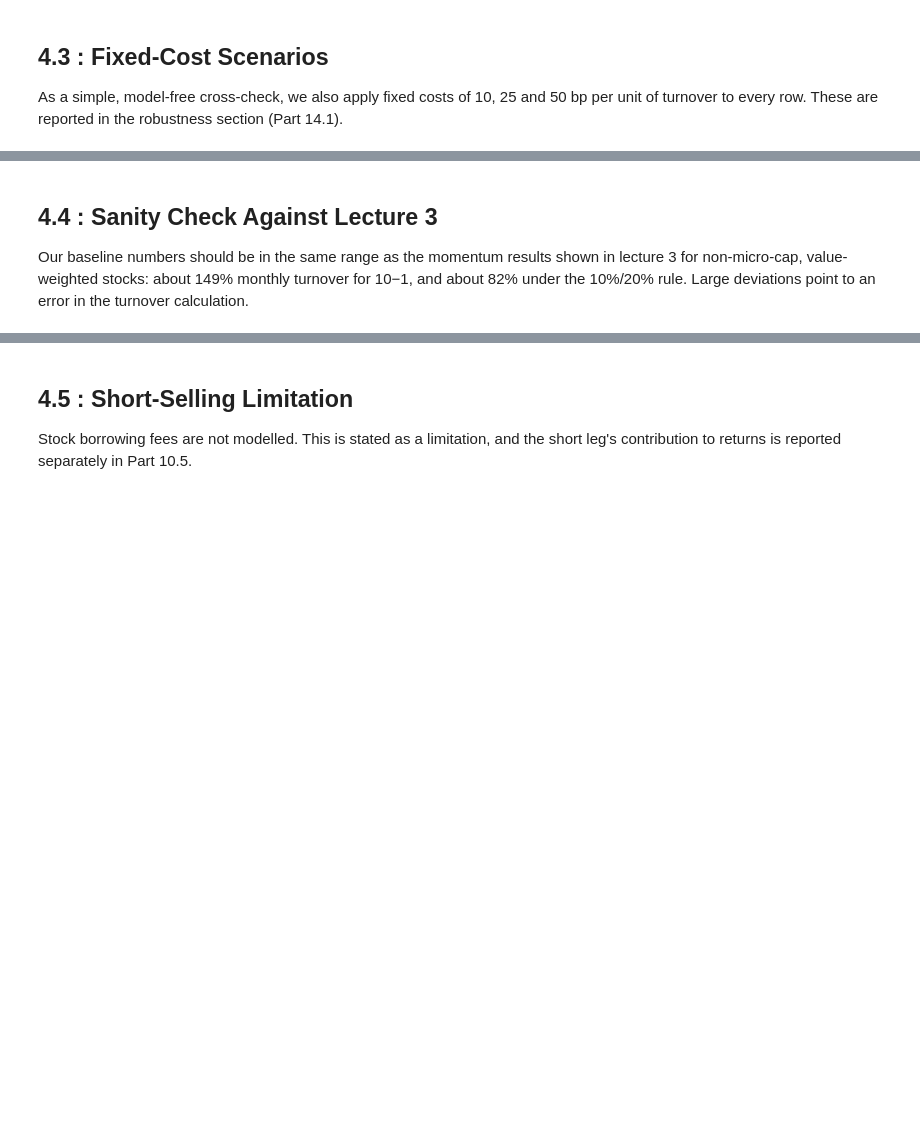
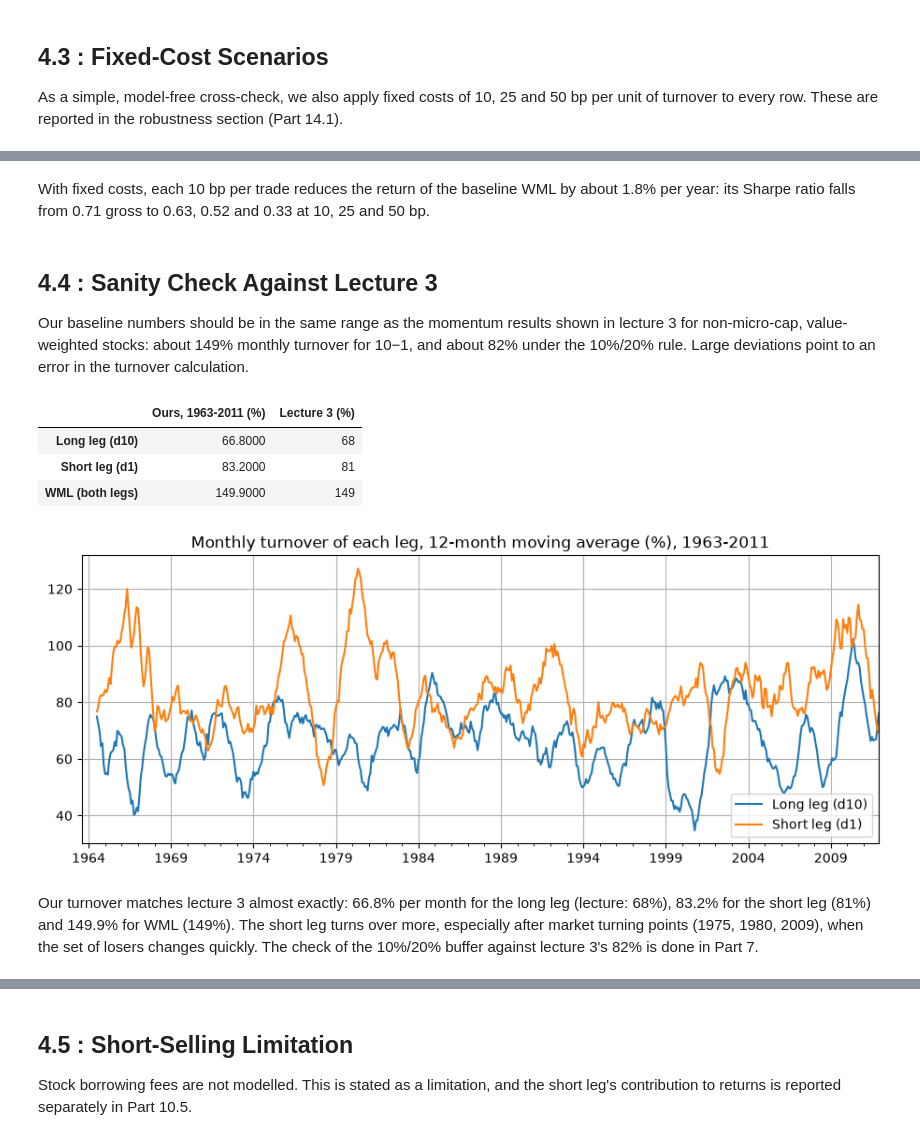
Before and after one commit to olol2/AppliedInvestments, a Jupyter notebook: Momentum_Robust_Notebook.ipynb, the cells around one changed output, grey strips where cells are left out. Drawn from its saved outputs; the diff is of its cells as text; code cells hidden in the pictures; blank space fills up the shorter version.

Commit message:
Part 4 OK

```diff
--- a/Momentum_Robust_Notebook.ipynb
+++ b/Momentum_Robust_Notebook.ipynb
@@ -1181,4 +1347,29 @@ As a simple, model-free cross-check, we also apply fixed costs of 10, 25 and 50
+# %% [markdown]
+With fixed costs, each 10 bp per trade reduces the return of the baseline WML by about 1.8% per year: its Sharpe ratio falls from 0.71 gross to 0.63, 0.52 and 0.33 at 10, 25 and 50 bp.
 # %% [markdown]
 ## 4.4 : Sanity Check Against Lecture 3
 
 Our baseline numbers should be in the same range as the momentum results shown in lecture 3 for non-micro-cap, value-weighted stocks: about 149% monthly turnover for 10−1, and about 82% under the 10%/20% rule. Large deviations point to an error in the turnover calculation.
+# %%
+# Sanity check against lecture 3 (momentum, non-micro-cap stocks, value-weighted, monthly turnover):
+# decile 1 = 81%, decile 10 = 68%, 10-1 = 149%. Our universe also excludes micro-caps, so ours should be close.
+check_l3 = pd.DataFrame({
+    "Ours, 1963-2011 (%)": 100 * turn_wml.loc[:IS_END].mean().values,
+    "Lecture 3 (%)": [68, 81, 149],
+}, index=["Long leg (d10)", "Short leg (d1)", "WML (both legs)"])
+display(check_l3.round(1))
+
+# Turnover over time (12-month moving average), in-sample only
+ax = (100 * turn_wml.loc[:IS_END, ["Long leg (d10)", "Short leg (d1)"]].rolling(12).mean()).plot(
+    figsize=(11, 4), title="Monthly turnover of each leg, 12-month moving average (%), 1963-2011")
+ax.set_xlabel("")
+plt.savefig(OUTPUT / "fig_4_turnover.png", dpi=150, bbox_inches="tight")
+plt.show()
+# %% [output]
+|  | Ours, 1963-2011 (%) | Lecture 3 (%) |
+| Long leg (d10) | 66.8000 | 68 |
+| Short leg (d1) | 83.2000 | 81 |
+| WML (both legs) | 149.9000 | 149 |
+[figure, added]
+# %% [markdown]
+Our turnover matches lecture 3 almost exactly: 66.8% per month for the long leg (lecture: 68%), 83.2% for the short leg (81%) and 149.9% for WML (149%). The short leg turns over more, especially after market turning points (1975, 1980, 2009), when the set of losers changes quickly. The check of the 10%/20% buffer against lecture 3's 82% is done in Part 7.
```
Also changed, not shown: parts of 7 cells of this notebook, 1 other file.
